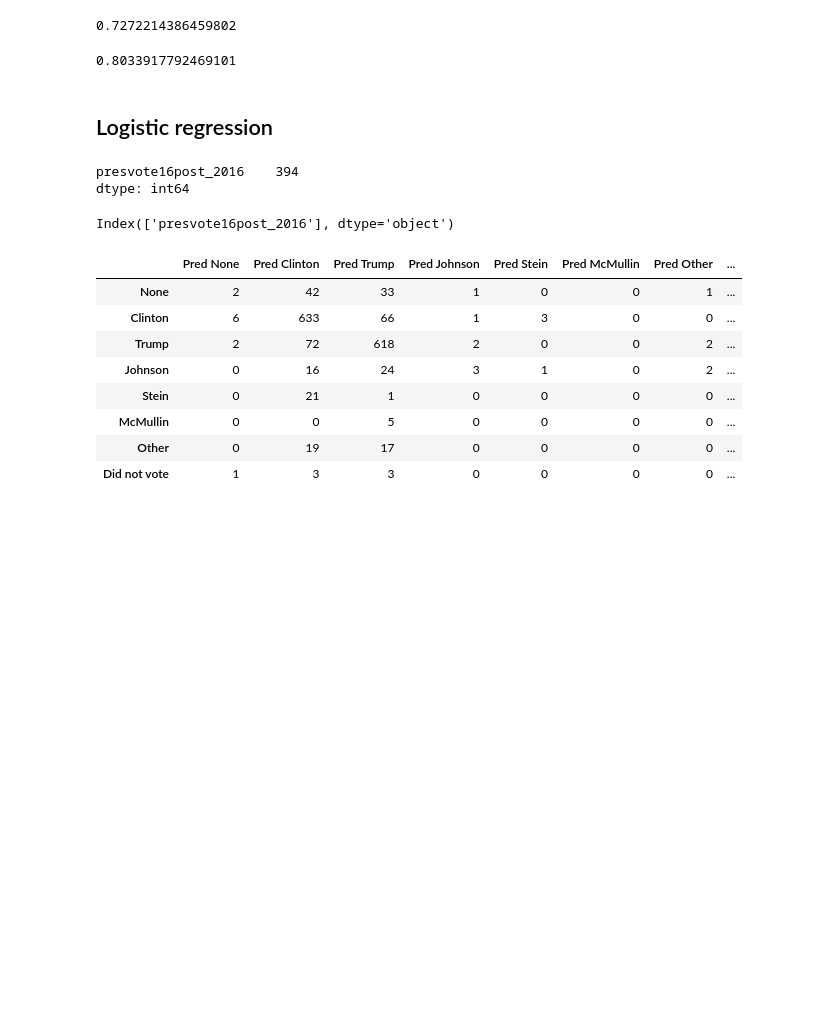
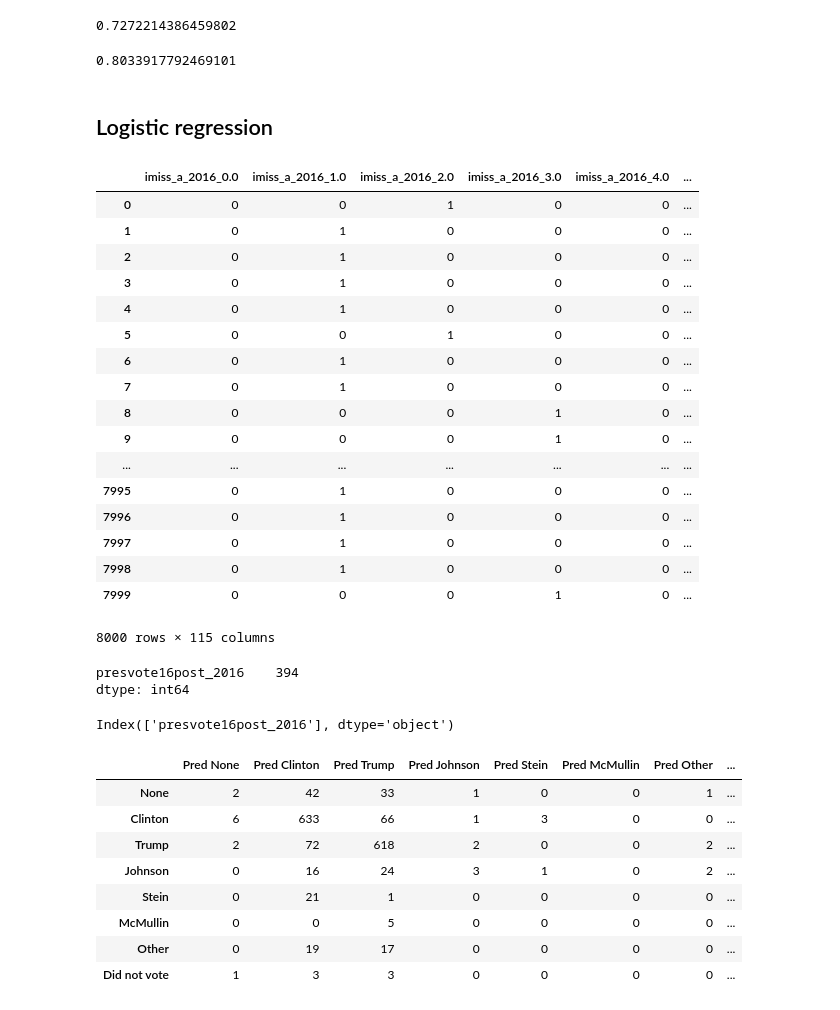
Before and after one commit to ali0003433/predict-by-issue-prioritization, a Jupyter notebook: clean-and-feature-eng.ipynb, the cells around one changed output. Drawn from its saved outputs; the diff is of its cells as text; code cells hidden in the pictures; blank space fills up the shorter version.

```diff
--- a/clean-and-feature-eng.ipynb
+++ b/clean-and-feature-eng.ipynb
@@ -178,6 +178,26 @@ from sklearn.metrics import confusion_matrix
 # %%
 X = df_predictors
 y = df_target
+X
+# %% [output]
+|  | imiss_a_2016_0.0 | imiss_a_2016_1.0 | imiss_a_2016_2.0 | imiss_a_2016_3.0 | imiss_a_2016_4.0 | ... |
+| 0 | 0 | 0 | 1 | 0 | 0 | ... |
+| 1 | 0 | 1 | 0 | 0 | 0 | ... |
+| 2 | 0 | 1 | 0 | 0 | 0 | ... |
+| 3 | 0 | 1 | 0 | 0 | 0 | ... |
+| 4 | 0 | 1 | 0 | 0 | 0 | ... |
+| 5 | 0 | 0 | 1 | 0 | 0 | ... |
+| 6 | 0 | 1 | 0 | 0 | 0 | ... |
+| 7 | 0 | 1 | 0 | 0 | 0 | ... |
+| 8 | 0 | 0 | 0 | 1 | 0 | ... |
+| 9 | 0 | 0 | 0 | 1 | 0 | ... |
+| ... | ... | ... | ... | ... | ... | ... |
+| 7995 | 0 | 1 | 0 | 0 | 0 | ... |
+| 7996 | 0 | 1 | 0 | 0 | 0 | ... |
+| 7997 | 0 | 1 | 0 | 0 | 0 | ... |
+| 7998 | 0 | 1 | 0 | 0 | 0 | ... |
+| 7999 | 0 | 0 | 0 | 1 | 0 | ... |
+8000 rows × 115 columns
 # %%
 X.isna().sum().any()
 y.isna().sum()
```
Also changed, not shown: parts of 7 cells of this notebook.
